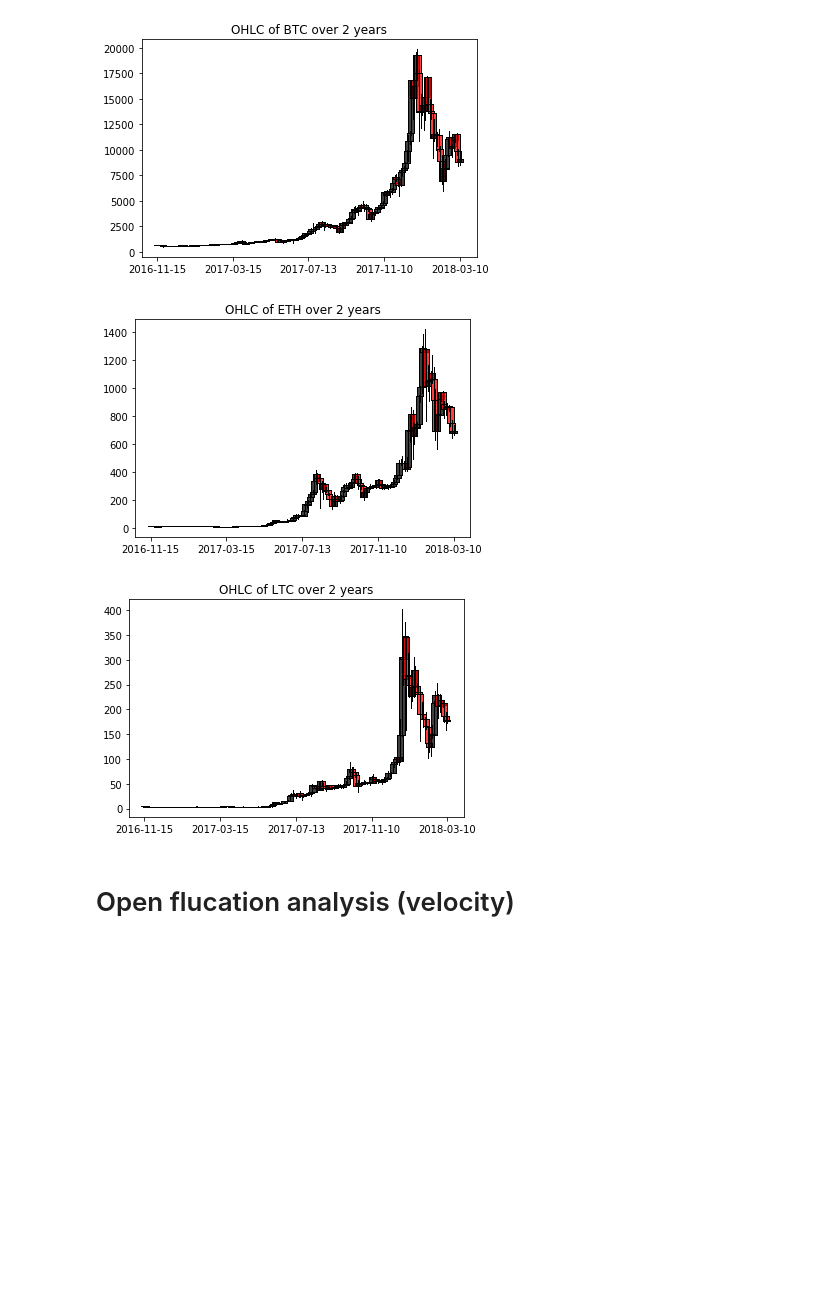
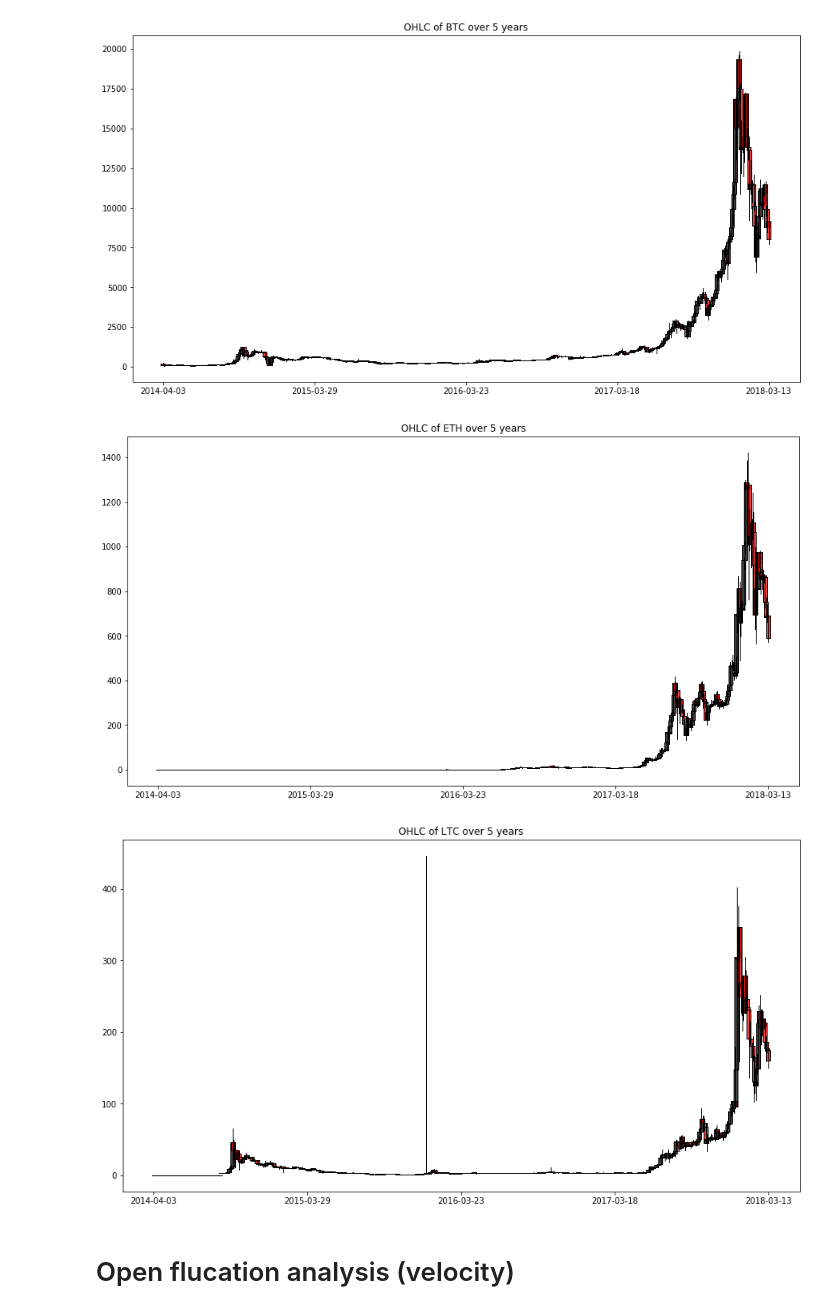
Before and after one commit to mhorton20916/project_one, a Jupyter notebook: crypto_comparison.ipynb, the cells around one changed output. Drawn from its saved outputs; the diff is of its cells as text; code cells hidden in the pictures; blank space fills up the shorter version.

```diff
--- a/crypto_comparison.ipynb
+++ b/crypto_comparison.ipynb
@@ -34,20 +35,22 @@ LTC dataframe generated
 # %%
 fig, ax = plt.subplots()
+fig.set_size_inches(w=15,h=8,forward=True)
 candlestick2_ohlc(ax,btc_df['Open'],btc_df['High'],btc_df['Low'],btc_df['Close'])
-plt.title('OHLC of BTC over 2 years')
+plt.title('OHLC of BTC over 5 years')
 
 num_ticks = 5
 
 inv_ticks = int(len(btc_df['Date'])/num_ticks)
 plt.xticks([i for i in range(num_ticks)],[btc_df['Date'][inv_ticks*i] for i in range(num_ticks+1)])
 ax.xaxis.set_major_locator(ticker.MaxNLocator(num_ticks))
 plt.show()
 # %% [output]
-[figure, old version]
+[figure, new version]
 # %%
 fig, ax = plt.subplots()
+fig.set_size_inches(w=15,h=8,forward=True)
 candlestick2_ohlc(ax,eth_df['Open'],eth_df['High'],eth_df['Low'],eth_df['Close'])
-plt.title('OHLC of ETH over 2 years')
+plt.title('OHLC of ETH over 5 years')
 
 num_ticks = 5
 
@@ -56,11 +59,12 @@ plt.xticks([i for i in range(num_ticks)],[eth_df['Date'][inv_ticks*i] for i in r
 ax.xaxis.set_major_locator(ticker.MaxNLocator(num_ticks))
 plt.show()
 # %% [output]
-[figure, old version]
+[figure, new version]
 # %%
 fig, ax = plt.subplots()
+fig.set_size_inches(w=15,h=8,forward=True)
 candlestick2_ohlc(ax,ltc_df['Open'],ltc_df['High'],ltc_df['Low'],ltc_df['Close'])
-plt.title('OHLC of LTC over 2 years')
+plt.title('OHLC of LTC over 5 years')
 
 num_ticks = 5
 
@@ -69,7 +73,7 @@ plt.xticks([i for i in range(num_ticks)],[ltc_df['Date'][inv_ticks*i] for i in r
 ax.xaxis.set_major_locator(ticker.MaxNLocator(num_ticks))
 plt.show()
 # %% [output]
-[figure, old version]
+[figure, new version]
 # %% [markdown]
 # Open flucation analysis (velocity)
 # %%
```
Also changed, not shown: parts of 17 cells of this notebook, 11 other files.
